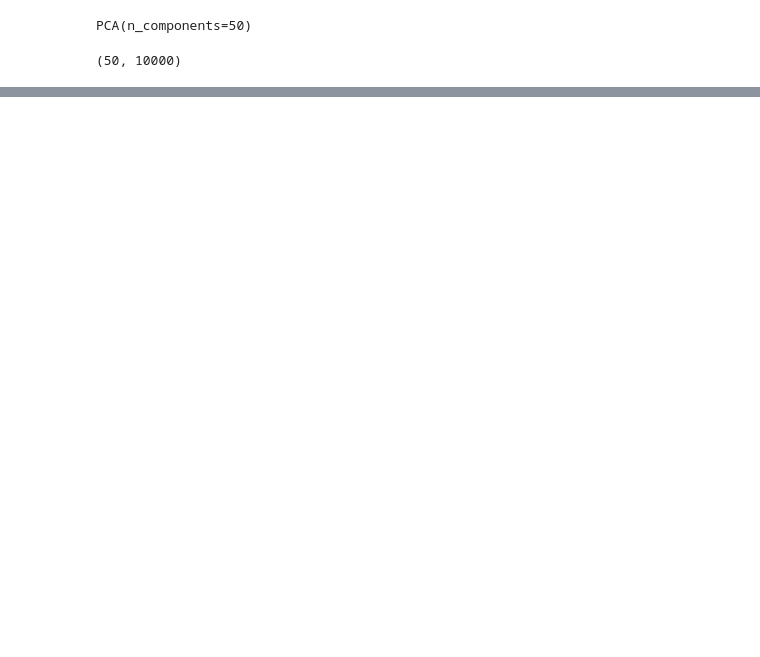
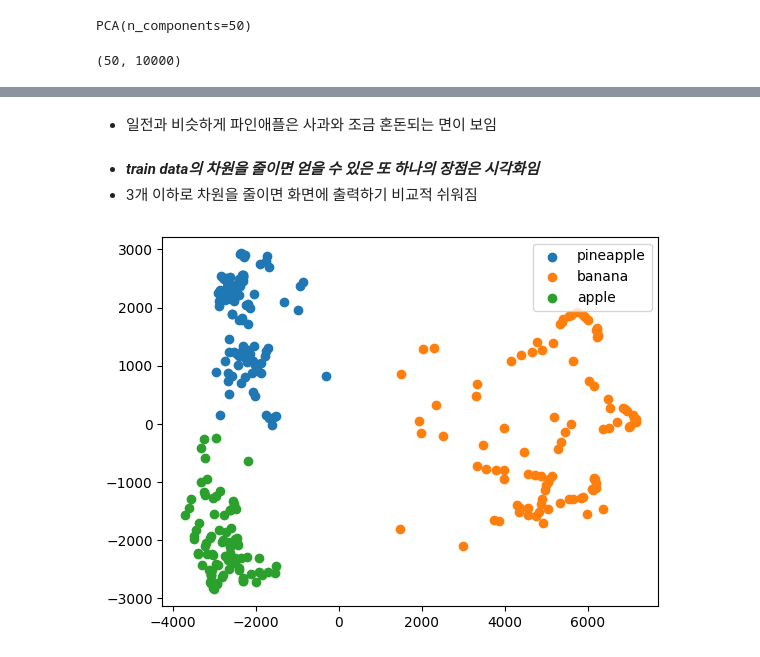
Before and after one commit to zaeyonz/Fruits_Classification, a Jupyter notebook: Fruits_Classification(PCA).ipynb, the cells around one changed output, grey strips where cells are left out. Saved outputs shown, nothing was run; the diff lists cells and outputs as text; code cells hidden in the pictures; blank space fills up the shorter version.

```diff
--- a/Fruits_Classification(PCA).ipynb
+++ b/Fruits_Classification(PCA).ipynb
@@ -91,0 +256,15 @@ TypeError: ignored
+# %% [markdown]
+- 일전과 비슷하게 파인애플은 사과와 조금 혼돈되는 면이 보임
+# %% [markdown]
+- ***train data의 차원을 줄이면 얻을 수 있은 또 하나의 장점은 시각화임***
+- 3개 이하로 차원을 줄이면 화면에 출력하기 비교적 쉬워짐
+# %%
+# km.labels_ 를 사용해 클러스터별로 나누어 산점도를 그림
+
+for label in range(0,3):
+    data = fruits_pca[km.labels_ == label]
+    plt.scatter(data[:,0], data[:,1])
+plt.legend(['pineapple', 'banana', 'apple'])
+plt.show()
+# %% [output]
+[figure, added]
```
Also changed, not shown: parts of 31 cells of this notebook.
